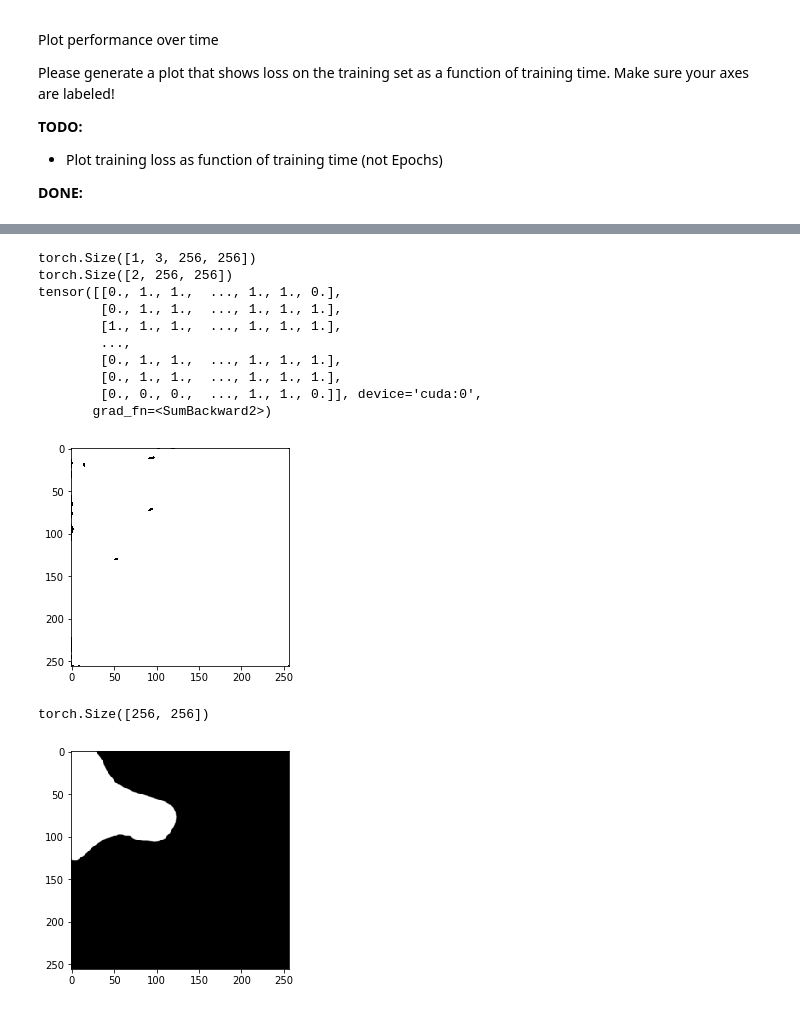
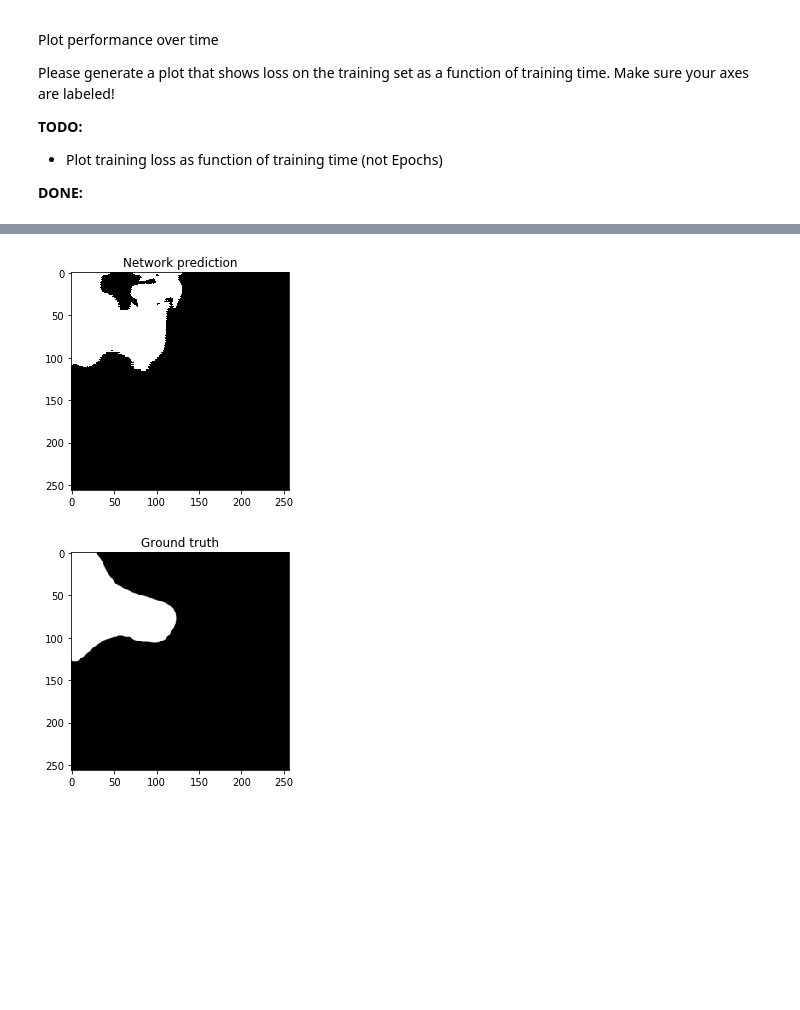
Before and after one commit to ALMerrill/cs474_labs_f2019, a Jupyter notebook: DL_Lab4.ipynb, the cells around one changed output, grey strips where cells are left out. Cells and saved outputs as stored; diff of their text form; code cells hidden in the pictures; blank space fills up the shorter version.

```diff
--- a/DL_Lab4.ipynb
+++ b/DL_Lab4.ipynb
@@ -141,13 +141,6 @@ __ITB__ = AutoFormattedTB(mode = 'Verbose',color_scheme='LightBg', tb_offset = 1
 
 assert torch.cuda.is_available(), "You need to request a GPU from Runtime > Change Runtime"
 # %%
-#log max trick (also picture on phone)
-#     maxes, _ = torch.max(y_hat, 1, keepdim=True)
-#     y_hat = y_hat - maxes
-#     y_hat = torch.exp(y_hat)
-#     y_hat = y_hat / torch.sum(y_hat, 1, keepdim=True)
-
-
 class CancerDataset(Dataset):
   def __init__(self, root, download=True, size=512, train=True):
     if download and not os.path.exists(os.path.join(root, 'cancer_data')):
@@ -181,8 +174,8 @@ class CancerDataset(Dataset):
     return img[0],label[0][0]
 
   def __len__(self):
-    return 100
-#     return len(self.dataset_folder)
+#     return 100
+    return len(self.dataset_folder)
 # %% [markdown]
 ___
 
@@ -439,36 +403,18 @@ This is the result I got after 1 hour or training.
 ![](http://liftothers.org/dokuwiki/lib/exe/fetch.php?w=400&tok=d23e0b&media=cs501r_f2016:training_accuracy.png)
 ![](http://liftothers.org/dokuwiki/lib/exe/fetch.php?w=400&tok=bb8e3c&media=cs501r_f2016:training_loss.png)
 # %%
-# Code for testing prediction on an image
+# # Code for testing prediction on an image
 image = val_dataset[172][0].unsqueeze(dim=0).cuda()
-print(image.size())
-batch = model(image)
-out = batch[0]
-out[0] = out[0] > .5
-out[1] = out[1] >= .5
-print(out.size())
-print(torch.sum(out,dim=0))
-plt.imshow(out[0].cpu().detach().numpy(), cmap='gray')
+out = model(image)[0]
+plt.imshow(out.argmax(0).cpu(), cmap='gray')
+plt.title('Network prediction')
 plt.show()
+
+plt.title('Ground truth')
+y_truth = val_dataset[172][1].unsqueeze(dim=0).cuda()
+y_truth = y_truth.squeeze(dim=0)
+plt.imshow(y_truth.cpu(), cmap='gray')
+plt.show()
 # %% [output]
-torch.Size([1, 3, 256, 256])
-torch.Size([2, 256, 256])
-tensor([[0., 1., 1.,  ..., 1., 1., 0.],
-        [0., 1., 1.,  ..., 1., 1., 1.],
-        [1., 1., 1.,  ..., 1., 1., 1.],
-        ...,
-        [0., 1., 1.,  ..., 1., 1., 1.],
-        [0., 1., 1.,  ..., 1., 1., 1.],
-        [0., 0., 0.,  ..., 1., 1., 0.]], device='cuda:0',
-       grad_fn=<SumBackward2>)
-[figure, old version]
+[figure, new version]
+[figure, added]
-# %%
-# Code for testing prediction on an image
-y_truth = val_dataset[172][1].unsqueeze(dim=0).cuda()
-y_truth = y_truth.squeeze(dim=0)
-print(y_truth.size())
-plt.imshow(y_truth.cpu(), cmap='gray')
-plt.show()
-# %% [output]
-torch.Size([256, 256])
-[figure, removed]
```
Also changed, not shown: parts of 5 cells of this notebook.
